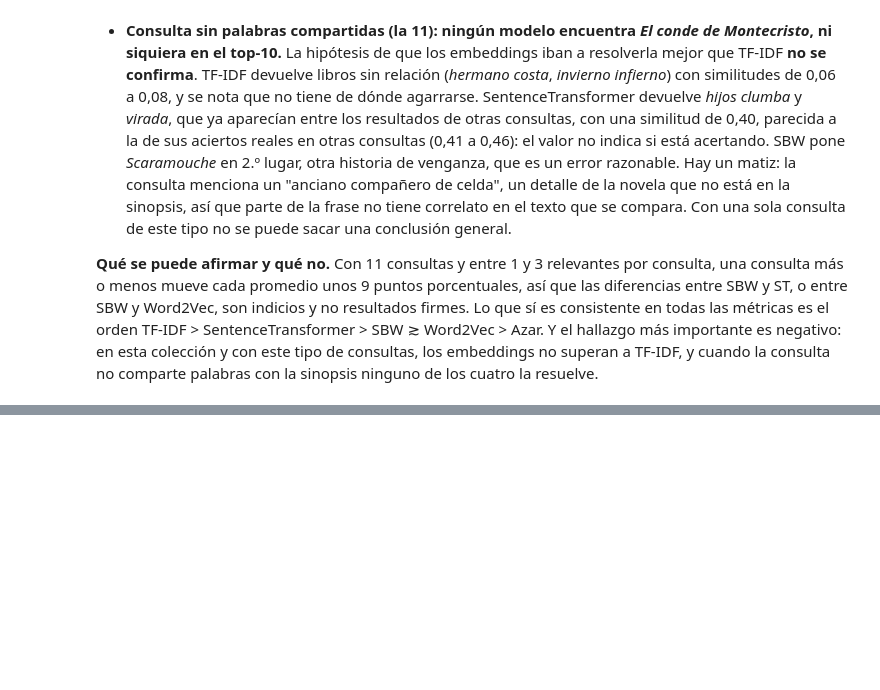
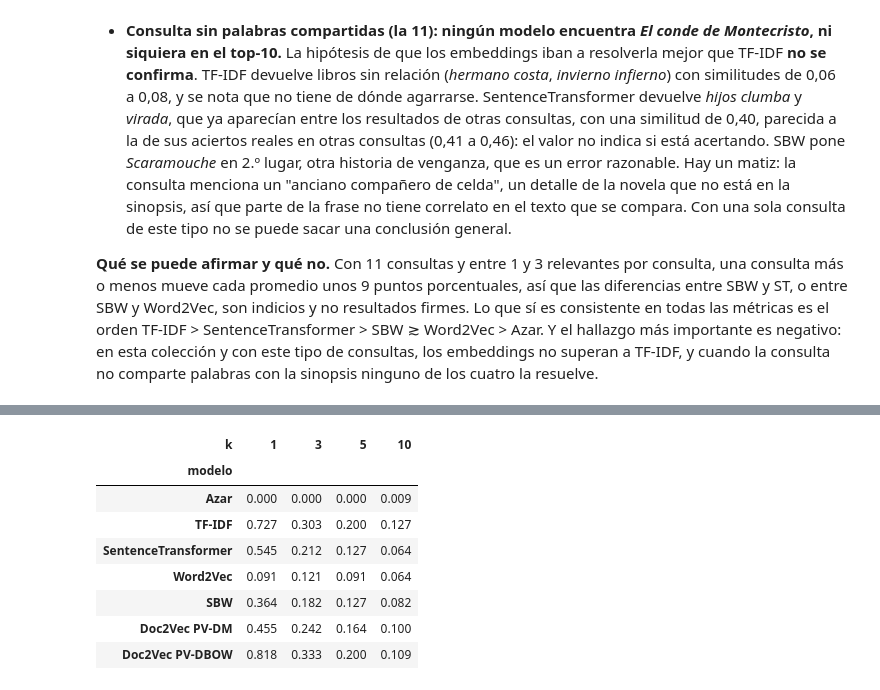
Before and after one commit to omlisandro26/NLP, a Jupyter notebook: Practica 2/tp_Grimaldi_Añaños_Marzol_Sánchez_Martinelli.ipynb, the cells around one changed output, grey strips where cells are left out. Cells and saved outputs as stored; diff of their text form; code cells hidden in the pictures; blank space fills up the shorter version.

```diff
--- a/Practica 2/tp_Grimaldi_Añaños_Marzol_Sánchez_Martinelli.ipynb
+++ b/Practica 2/tp_Grimaldi_Añaños_Marzol_Sánchez_Martinelli.ipynb
@@ -1833,0 +1976,89 @@ Precision@k solo en la consulta sin palabras compartidas
+# %%
+# --------------------------------------------------
+# PARTE AVANZADA: Doc2Vec
+# 2. Evaluación con las mismas consultas, relevantes y métricas que los demás modelos
+# --------------------------------------------------
+
+# Documentos: los vectores aprendidos durante el entrenamiento (modelo.dv).
+# Consultas: vectores inferidos (promedio de varias inferencias con semillas fijas).
+filas_d2v = []
+
+for nombre, modelo in modelos_d2v.items():
+    for numero, elemento in enumerate(queries, start=1):
+        puntuaciones = cosine_similarity(
+            vector_consulta_d2v(modelo, elemento["consulta"]).reshape(1, -1),
+            modelo.dv.vectors
+        )[0]
+        indices_ordenados = np.argsort(puntuaciones)[::-1]
+
+        for k in ks:
+            # Mismas definiciones que antes: precision@k = relevantes en el top-k / k
+            # y acierto@k = hay al menos un relevante en el top-k
+            relevantes_en_top = [indice in relevantes_por_consulta[numero] for indice in indices_ordenados[:k]]
+            filas_d2v.append({
+                "modelo": nombre,
+                "tipo": tipo_por_consulta[numero],
+                "k": k,
+                "consulta_id": numero,
+                "precision": float(np.mean(relevantes_en_top)),
+                "acierto": bool(any(relevantes_en_top)),
+            })
+
+por_consulta_d2v = pd.DataFrame(filas_d2v)
+
+# Se junta con los resultados de los demás modelos (Word2Vec promediado, SBW, SentenceTransformer,
+# TF-IDF y azar), que ya están calculados en `por_consulta`
+todos_los_modelos = pd.concat([por_consulta, por_consulta_d2v], ignore_index=True)
+orden_con_d2v = orden_modelos + ["Doc2Vec PV-DM", "Doc2Vec PV-DBOW"]
+
+def tabla_con_d2v(metrica, datos=todos_los_modelos):
+    tabla = datos.pivot_table(index="modelo", columns="k", values=metrica, aggfunc="mean")
+    return tabla.loc[orden_con_d2v].round(3)
+
+print("Precision@k promedio (todas las consultas)")
+display(tabla_con_d2v("precision"))
+
+print("\nAcierto@k promedio (al menos un relevante en el top-k)")
+display(tabla_con_d2v("acierto"))
+
+print("\nPrecision@k solo en la consulta sin palabras compartidas")
+display(tabla_con_d2v("precision", todos_los_modelos[todos_los_modelos["tipo"] == "sin_palabras_compartidas"]))
+
+# Comparación directa con el promedio de Word2Vec sobre el mismo corpus: en cuántas consultas
+# Doc2Vec encuentra un relevante en el top-5 y Word2Vec no, y al revés
+acierto_5 = (
+    todos_los_modelos[todos_los_modelos["k"] == 5]
+    .pivot_table(index="consulta_id", columns="modelo", values="acierto", aggfunc="first")
+    .astype(bool)
+)
+print("\nConsultas con un relevante en el top-5 (de 11)")
+for nombre in ["Doc2Vec PV-DM", "Doc2Vec PV-DBOW"]:
+    gana = int((acierto_5[nombre] & ~acierto_5["Word2Vec"]).sum())
+    pierde = int((~acierto_5[nombre] & acierto_5["Word2Vec"]).sum())
+    print(f"  {nombre}: {int(acierto_5[nombre].sum())} (Word2Vec promediado: {int(acierto_5['Word2Vec'].sum())}); "
+          f"solo {nombre} acierta en {gana}, solo Word2Vec acierta en {pierde}")
+
+# --- Sensibilidad a la semilla de entrenamiento ---
+# Con solo 400 documentos, un Doc2Vec puede dar resultados muy distintos según la semilla. Se vuelve a
+# entrenar con otras 5 semillas (sin tocar los hiperparámetros) para ver si el resultado se sostiene.
+def metricas_d2v(modelo):
+    """Precision@1 y acierto@5 promedio del modelo sobre las 11 consultas."""
+    precision_1, acierto_5 = [], []
+    for numero, elemento in enumerate(queries, start=1):
+        similitudes = cosine_similarity(
+            vector_consulta_d2v(modelo, elemento["consulta"]).reshape(1, -1), modelo.dv.vectors
+        )[0]
+        orden = np.argsort(similitudes)[::-1]
+        precision_1.append(orden[0] in relevantes_por_consulta[numero])
+        acierto_5.append(any(indice in relevantes_por_consulta[numero] for indice in orden[:5]))
+    return np.mean(precision_1), np.mean(acierto_5)
+
+print("\nSensibilidad a la semilla de entrenamiento (semilla 42 y otras 5)")
+for nombre, dm in (("Doc2Vec PV-DM", 1), ("Doc2Vec PV-DBOW", 0)):
+    resultados = np.array([metricas_d2v(entrenar_doc2vec(dm, semilla)) for semilla in (42, 1, 2, 3, 4, 5)])
+    print(f"  {nombre}: precision@1 {resultados[:, 0].mean():.2f} (mín {resultados[:, 0].min():.2f}, máx {resultados[:, 0].max():.2f}), "
+          f"acierto@5 {resultados[:, 1].mean():.2f} (mín {resultados[:, 1].min():.2f}, máx {resultados[:, 1].max():.2f})")
+
+# Se guardan las métricas de Doc2Vec junto con las de los demás
+todos_los_modelos.to_csv("data/precision_por_consulta_con_doc2vec.csv", index=False, encoding="utf-8")
+# %% [output]
@@ -1833,0 +2066,9 @@ Precision@k solo en la consulta sin palabras compartidas
+| k | 1 | 3 | 5 | 10 |
+| modelo |  |  |  |  |
+| Azar | 0.000 | 0.000 | 0.000 | 0.009 |
+| TF-IDF | 0.727 | 0.303 | 0.200 | 0.127 |
+| SentenceTransformer | 0.545 | 0.212 | 0.127 | 0.064 |
+| Word2Vec | 0.091 | 0.121 | 0.091 | 0.064 |
+| SBW | 0.364 | 0.182 | 0.127 | 0.082 |
+| Doc2Vec PV-DM | 0.455 | 0.242 | 0.164 | 0.100 |
+| Doc2Vec PV-DBOW | 0.818 | 0.333 | 0.200 | 0.109 |
```
Also changed, not shown: parts of 6 cells of this notebook, 5 other files.
